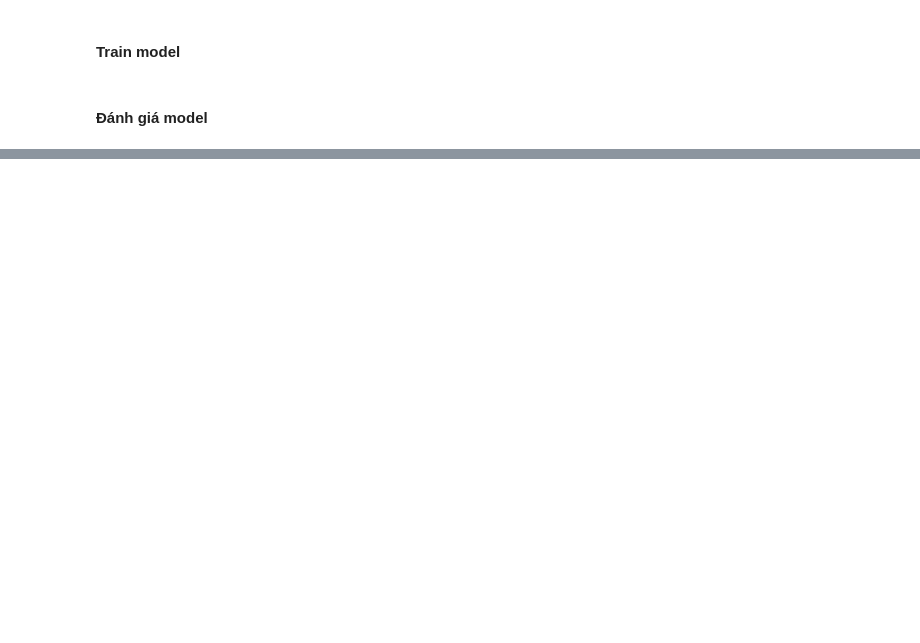
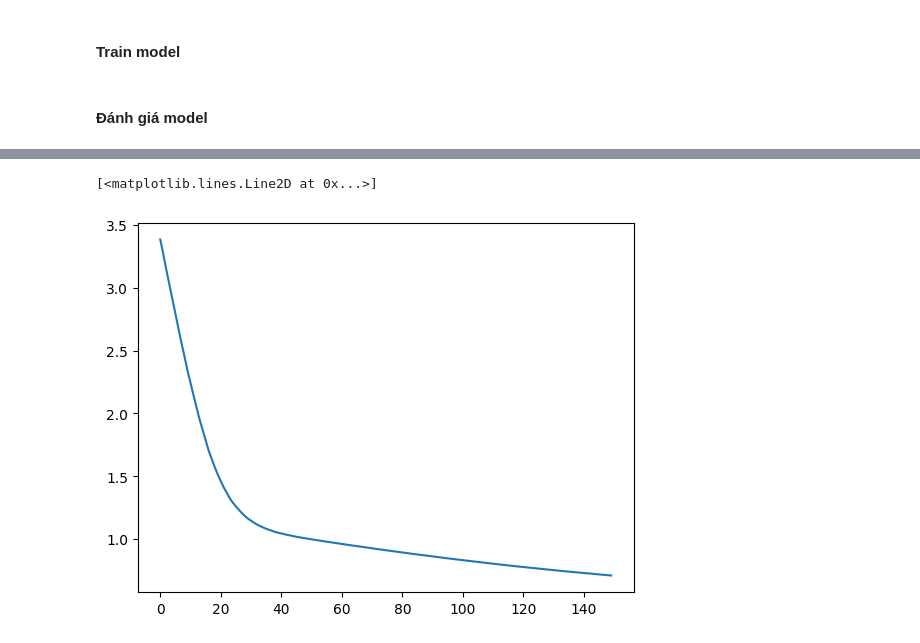
Before and after one commit to thangved/deep-learning, a Jupyter notebook: lab1/1.ipynb, the cells around one changed output, grey strips where cells are left out. Drawn from its saved outputs; the diff is of its cells as text; code cells hidden in the pictures; blank space fills up the shorter version.

```diff
--- a/lab1/1.ipynb
+++ b/lab1/1.ipynb
@@ -123,0 +161,9 @@ plt.plot(his.history['val_accuracy'])
+# %%
+d = dict()
+d['Iris-setosa'] = 0
+d['Iris-versicolor'] = 1
+d['Iris-virginica'] = 2
+
+Y = df['Species']
+Y = [d[y] for y in Y]
+Y = np.asarray(Y)
@@ -123,0 +174,2 @@ plt.plot(his.history['val_accuracy'])
+# %%
+X_train, X_test, Y_train, Y_test = train_test_split(X, Y, test_size=0.2)
@@ -123,0 +178,7 @@ plt.plot(his.history['val_accuracy'])
+# %%
+from keras.models import Sequential
+from keras.layers import Dense
+
+model = Sequential()
+model.add(Dense(3, input_shape=(4,), activation='softmax'))
+model.compile(optimizer='adam', loss='sparse_categorical_crossentropy', metrics=['accuracy'])
@@ -123,0 +187,2 @@ plt.plot(his.history['val_accuracy'])
+# %%
+his = model.fit(X_train, Y_train, epochs=150, batch_size=20, validation_data=(X_test, Y_test), verbose=0)
@@ -123,0 +201,5 @@ plt.plot(his.history['val_accuracy'])
+# %%
+plt.plot(his.history['loss'])
+# %% [output]
+[<matplotlib.lines.Line2D at 0x...>]
+[figure, added]
```
Also changed, not shown: parts of 23 cells of this notebook.
